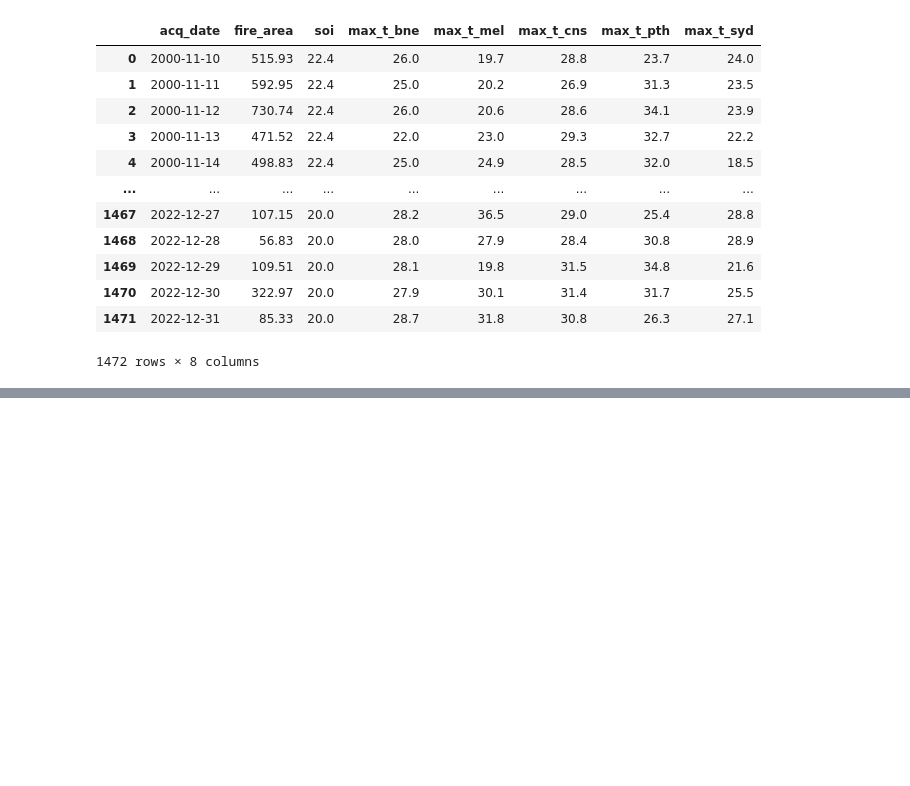
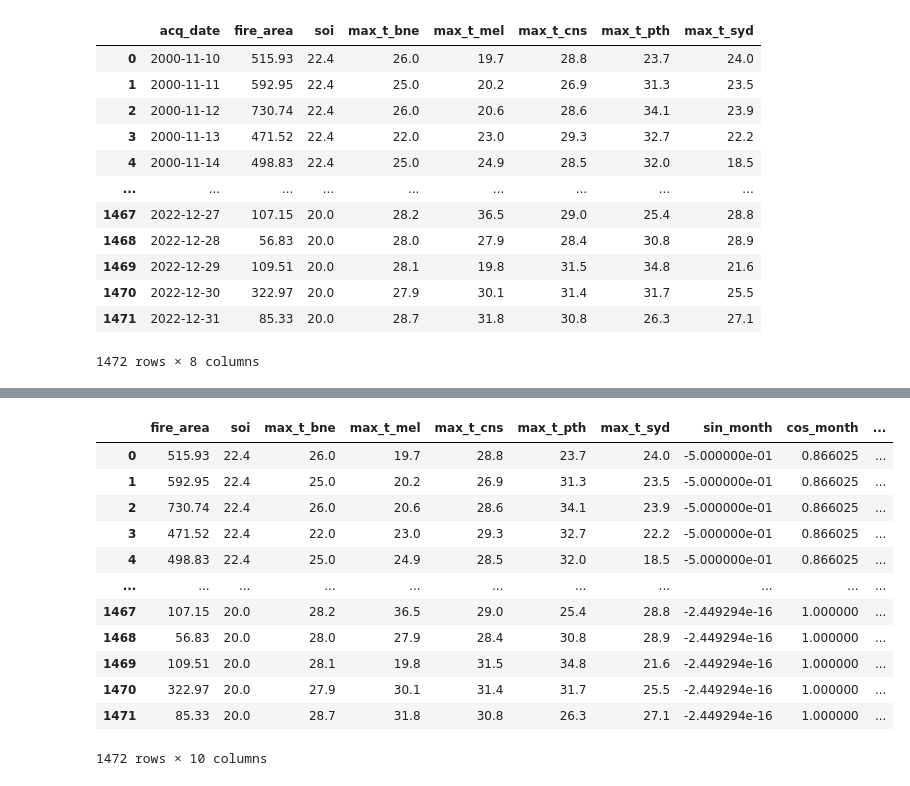
Before and after one commit to jtpotato/firetrace, a Jupyter notebook: src/processing.ipynb, the cells around one changed output, grey strips where cells are left out. Cells and saved outputs as stored; diff of their text form; code cells hidden in the pictures; blank space fills up the shorter version.

```diff
--- a/src/processing.ipynb
+++ b/src/processing.ipynb
@@ -198,0 +225,23 @@ add_weather.to_csv("../../data/gen_2/processed/with_fire_area_and_soi_and_weathe
+# %%
+def add_year(row):
+    row['year'] = float(row['acq_date'].split('-')[0])
+    return row
+
+add_year_df = add_sin_cos_df.apply(add_year, axis=1)
+add_year_df = add_year_df.drop(columns=['acq_date'])
+
+add_year_df
+# %% [output]
+|  | fire_area | soi | max_t_bne | max_t_mel | max_t_cns | max_t_pth | max_t_syd | sin_month | cos_month | ... |
+| 0 | 515.93 | 22.4 | 26.0 | 19.7 | 28.8 | 23.7 | 24.0 | -5.000000e-01 | 0.866025 | ... |
+| 1 | 592.95 | 22.4 | 25.0 | 20.2 | 26.9 | 31.3 | 23.5 | -5.000000e-01 | 0.866025 | ... |
+| 2 | 730.74 | 22.4 | 26.0 | 20.6 | 28.6 | 34.1 | 23.9 | -5.000000e-01 | 0.866025 | ... |
+| 3 | 471.52 | 22.4 | 22.0 | 23.0 | 29.3 | 32.7 | 22.2 | -5.000000e-01 | 0.866025 | ... |
+| 4 | 498.83 | 22.4 | 25.0 | 24.9 | 28.5 | 32.0 | 18.5 | -5.000000e-01 | 0.866025 | ... |
+| ... | ... | ... | ... | ... | ... | ... | ... | ... | ... | ... |
+| 1467 | 107.15 | 20.0 | 28.2 | 36.5 | 29.0 | 25.4 | 28.8 | -2.449294e-16 | 1.000000 | ... |
+| 1468 | 56.83 | 20.0 | 28.0 | 27.9 | 28.4 | 30.8 | 28.9 | -2.449294e-16 | 1.000000 | ... |
+| 1469 | 109.51 | 20.0 | 28.1 | 19.8 | 31.5 | 34.8 | 21.6 | -2.449294e-16 | 1.000000 | ... |
+| 1470 | 322.97 | 20.0 | 27.9 | 30.1 | 31.4 | 31.7 | 25.5 | -2.449294e-16 | 1.000000 | ... |
+| 1471 | 85.33 | 20.0 | 28.7 | 31.8 | 30.8 | 26.3 | 27.1 | -2.449294e-16 | 1.000000 | ... |
+1472 rows × 10 columns
```
Also changed, not shown: parts of 9 cells of this notebook, 10 other files.
